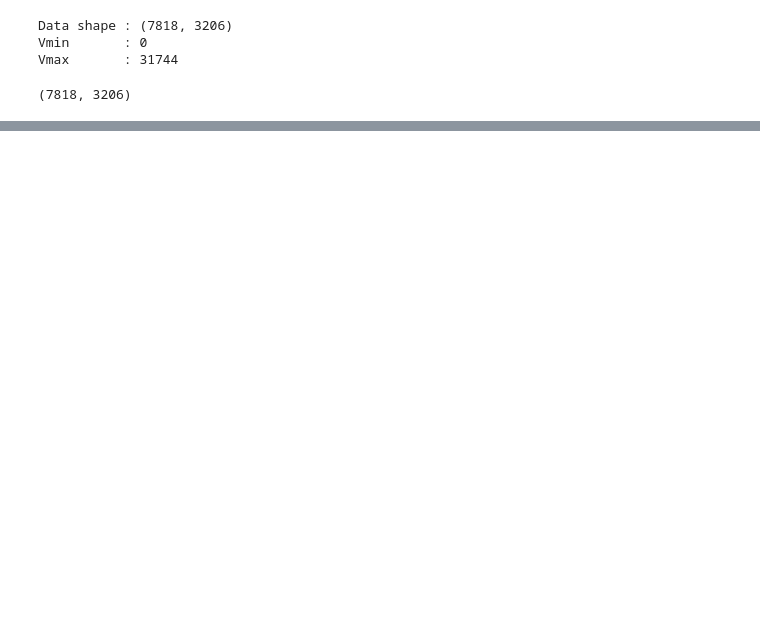
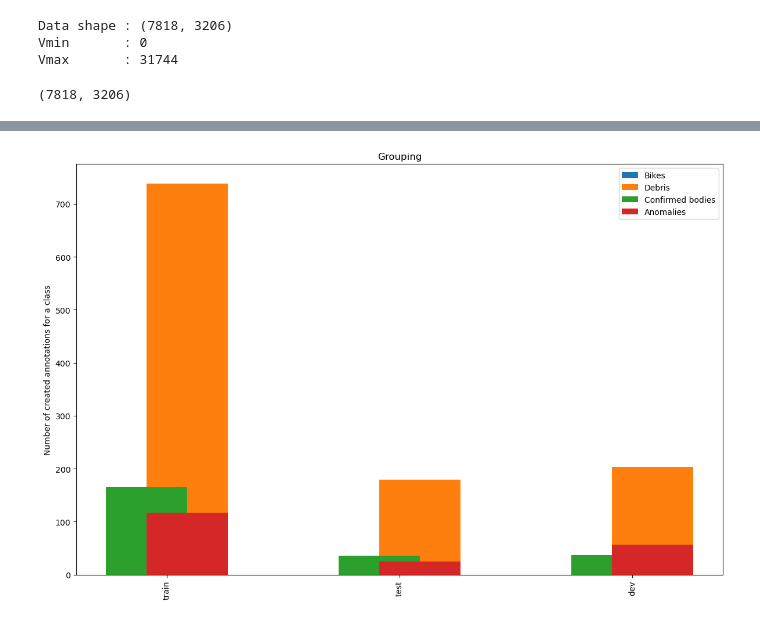
Before and after one commit to Zanz2/Msc_Obj_Det, a Jupyter notebook: parse-jsf.ipynb, the cells around one changed output, grey strips where cells are left out. Cells and saved outputs as stored; diff of their text form; code cells hidden in the pictures; blank space fills up the shorter version.

```diff
--- a/parse-jsf.ipynb
+++ b/parse-jsf.ipynb
@@ -567,0 +702,90 @@ def jsf_files_to_images_from_folder(jsf_file_folder,output_image_dims=None,outpu
+# %%
+
+plt.rcParams['figure.figsize'] = [12, 8]
+plt.rcParams['figure.dpi'] = 100
+c_bikes = 0
+c_debris = 0
+c_cnf_body = 0
+c_anomaly = 0
+
+train_set = [
+    '03-01-2020 Hoogezand, winschoterdiep',
+    '09-06-2020 Velden',
+    '16-08-20 Reuver',
+    '22-03-2020 weert_2',
+    '22-03-2020 weert',
+    '20-03-2020 weert_2',
+    '20-03-2020 weert',
+    '24-05-2020 Honselaarsplas',
+    '29-06-2020 winterswijk',
+    'maarseveen',
+    '09-07-2020 Giesbeek',
+    '30-06-2020 Giesbeek'
+]
+test_set = [
+    '06-12-2020 Burdaard',
+    '09-11-2020 wemeldinge_2',
+    '09-11-2020 wemeldinge',
+    'brummen',
+    'Coverage_12-11-2020 Brummen'
+]
+dev_set = [
+    '18-09-2020 stavoren',
+    '27-03-2020 sluis Belfeld',
+    '20-06-2020 Lemmer',
+    '28-07-2020 Maastricht',
+    '14-03-2020 breukelen'
+]
+
+labels = ["train","test","dev"]
+bikes = [0,0,0]
+debris = [0,0,0]
+confirmed_body = [0,0,0]
+anomaly = [0,0,0]
+
+for key, value in info_dict.items():
+    sample_index = 0 # training set
+    if key in test_set:
+        sample_index = 1
+    if key in dev_set:
+        sample_index = 2
+
+    bikes[sample_index] += value["bike"]
+    debris[sample_index] += value["debris"]
+    confirmed_body[sample_index] += value["confirmed_body"]
+    anomaly[sample_index] += value["anomaly"]
+
+
+    c_bikes += value["bike"]
+    c_debris += value["debris"]
+    c_cnf_body += value["confirmed_body"]
+    c_anomaly += value["anomaly"]
+
+
+print(labels)
+x = np.arange(len(labels))  # the label locations
+width = 0.35  # the width of the bars
+
+fig, ax = plt.subplots()
+rects1 = ax.bar(x - width/4, bikes, width, label='Bikes')
+rects2 = ax.bar(x + width/4, debris, width, label='Debris')
+rects3 = ax.bar(x - width/4, confirmed_body, width, label='Confirmed bodies')
+rects4 = ax.bar(x + width/4, anomaly, width, label='Anomalies')
+
+# Add some text for labels, title and custom x-axis tick labels, etc.
+ax.set_ylabel('Number of created annotations for a class')
+ax.set_title('Grouping')
+ax.set_xticks(x) # values
+ax.set_xticklabels(labels) # labels
+plt.xticks(rotation=90)
+ax.legend()
+
+#ax.bar_label(rects1, padding=3)
+#ax.bar_label(rects2, padding=3)
+
+fig.tight_layout()
+
+plt.show()
+
+print("Sum annotated bodies:{}, anomalies:{}, debris:{}, bikes:{}".format(c_cnf_body,c_anomaly,c_debris,c_bikes))
+# %% [output]
@@ -567,0 +793 @@ def jsf_files_to_images_from_folder(jsf_file_folder,output_image_dims=None,outpu
+[figure, added]
```
Also changed, not shown: parts of 13 cells of this notebook, 2 other files.
